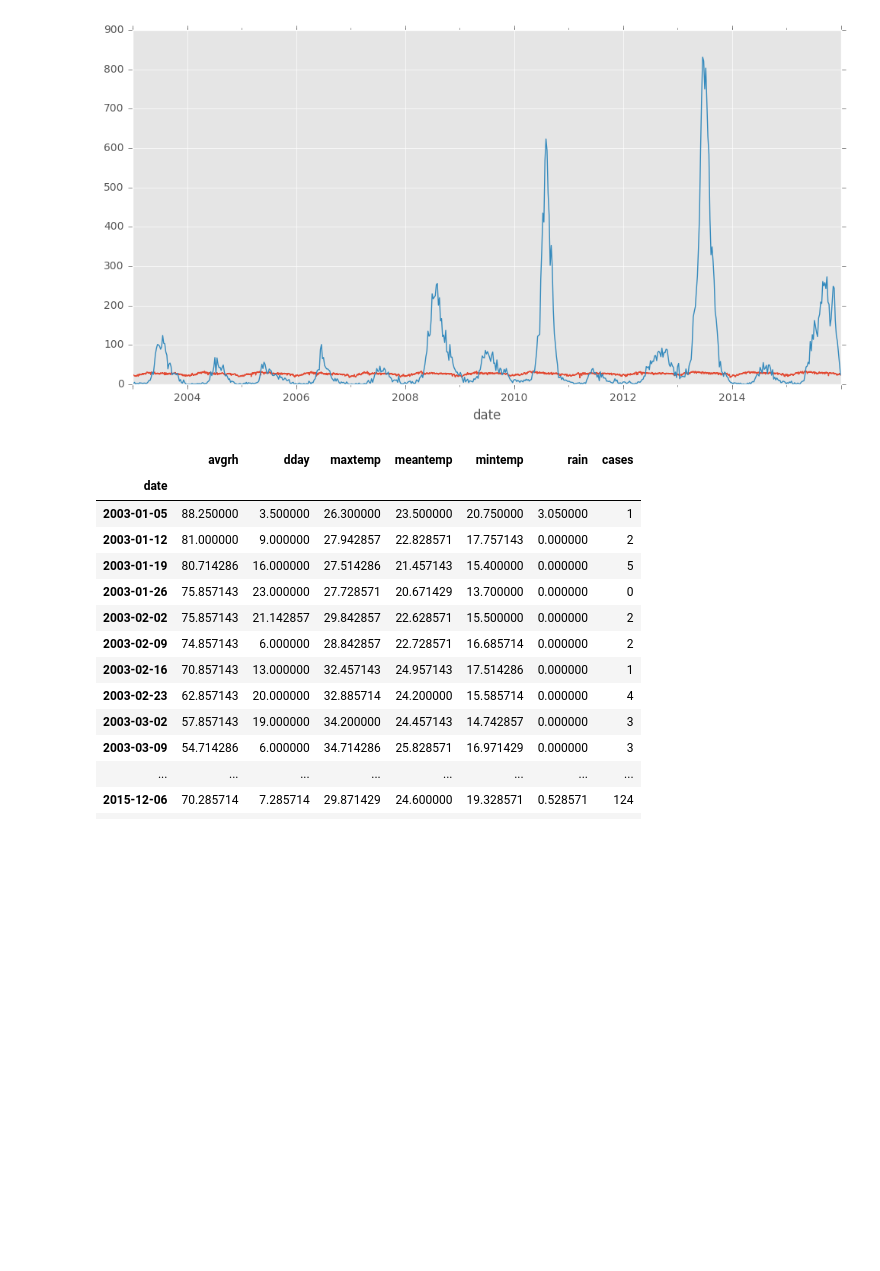
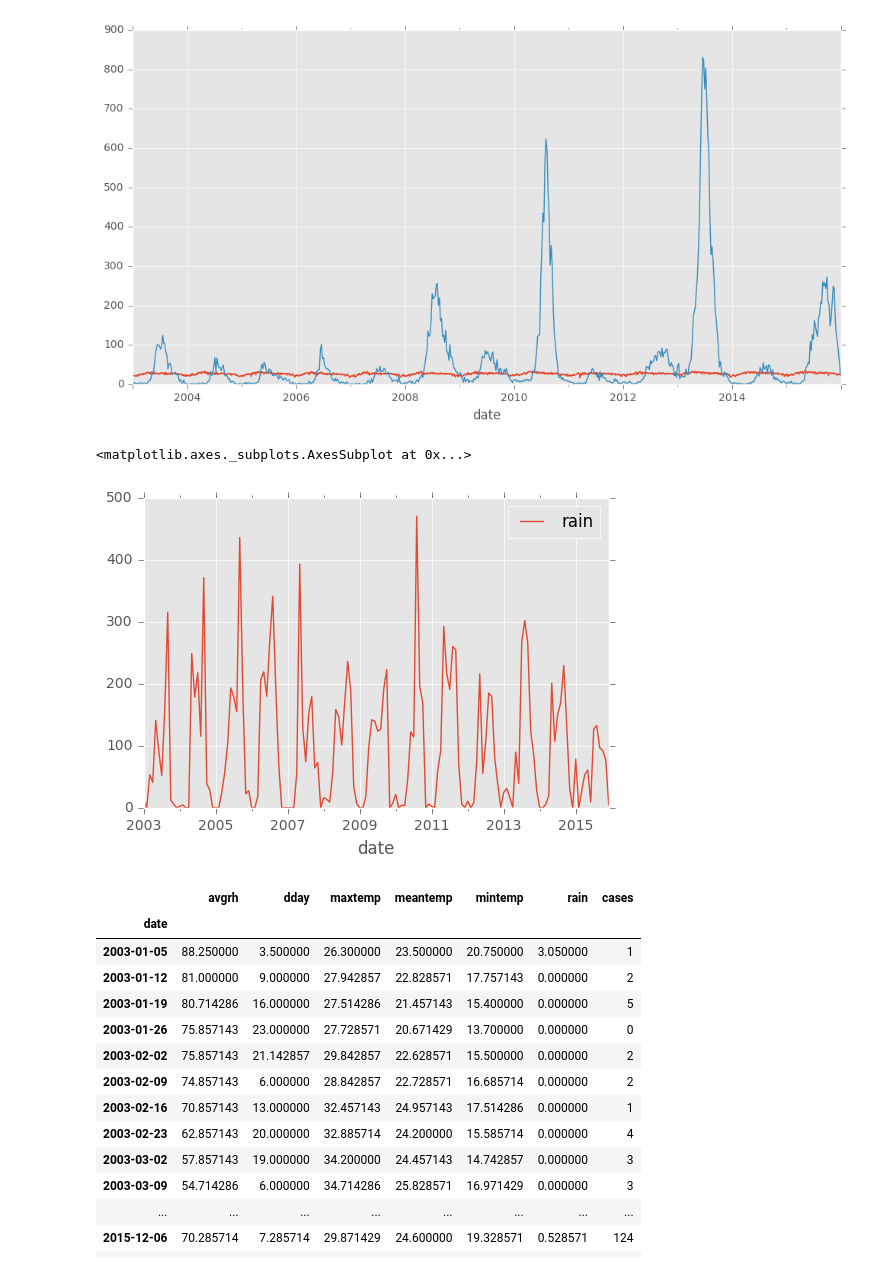
Before and after one commit to johnnycs/dengue-prediction, a Jupyter notebook: Dengue and Weather Correlation.ipynb, the cells around one changed output. Cells and saved outputs as stored; diff of their text form; code cells hidden in the pictures; blank space fills up the shorter version.

```diff
--- a/Dengue and Weather Correlation.ipynb
+++ b/Dengue and Weather Correlation.ipynb
@@ -54,6 +54,11 @@ cm_dengues_df.cases[:-52].plot()
 # cm_weather.tail()
 # %%
 cm_avg_weather = cm_weather[['avgrh','dday','maxtemp','meantemp','mintemp','rain']].resample('W').mean()
+# %%
+cm_weather[['rain']].resample('M').sum().plot()
+# %% [output]
+<matplotlib.axes._subplots.AxesSubplot at 0x...>
+[figure, added]
 # %%
 cm_dengues_weather = pd.concat([cm_avg_weather,cm_dengues_df[:-52]],axis=1)
 # %%
```
Also changed, not shown: parts of 5 cells of this notebook, 11 other files.
